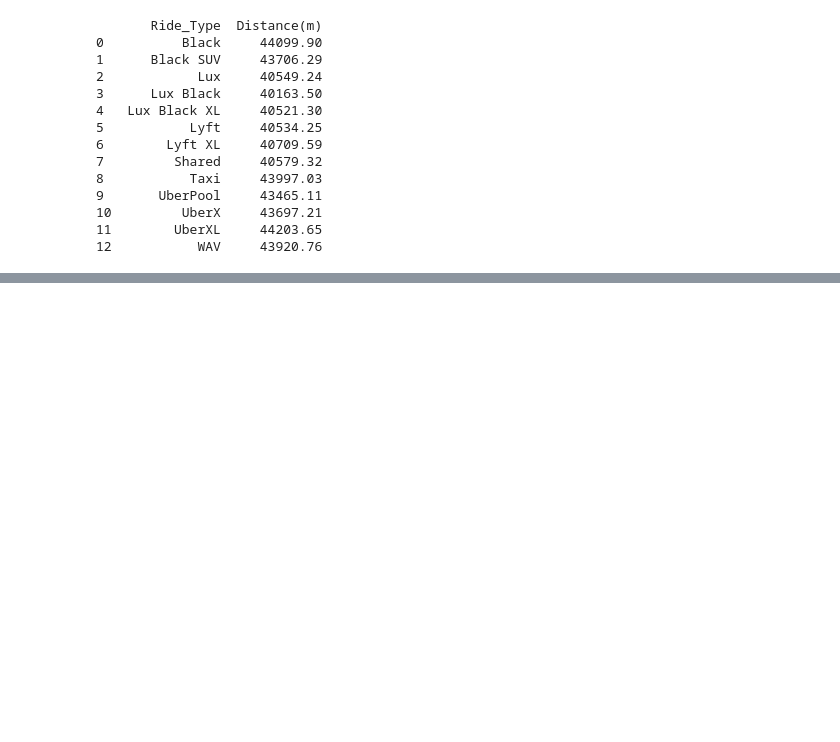
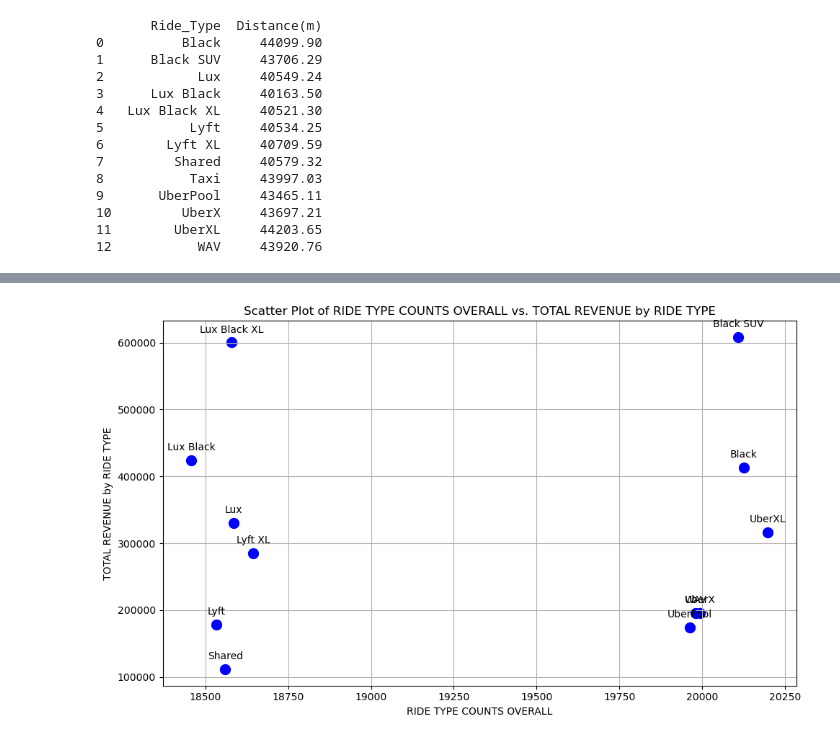
Before and after one commit to marnaji/Project-1, a Jupyter notebook: main.ipynb, the cells around one changed output, grey strips where cells are left out. Cells and saved outputs as stored; diff of their text form; code cells hidden in the pictures; blank space fills up the shorter version.

```diff
--- a/main.ipynb
+++ b/main.ipynb
@@ -3012,0 +3133,60 @@ print(result_df)
+# %%
+import matplotlib.pyplot as plt
+
+# Data for TOTAL REVENUE by RIDE TYPE
+total_revenue_by_ride_type = {
+    'Black SUV': 607876.50,
+    'Lux Black XL': 600229.50,
+    'Lux Black': 424461.20,
+    'Black': 412885.00,
+    'Lux': 330299.00,
+    'UberXL': 316497.50,
+    'Lyft XL': 285467.10,
+    'WAV': 195575.00,
+    'UberX': 195537.00,
+    'Lyft': 178235.35,
+    'UberPool': 174393.00,
+    'Shared': 111763.00
+}
+
+# Data for RIDE TYPE COUNTS OVERALL
+ride_type_counts = {
+    'UberXL': 20197,
+    'Black': 20125,
+    'Black SUV': 20109,
+    'UberX': 19994,
+    'WAV': 19980,
+    'UberPool': 19963,
+    'Lyft XL': 18644,
+    'Lux': 18586,
+    'Lux Black XL': 18579,
+    'Shared': 18560,
+    'Lyft': 18534,
+    'Lux Black': 18458
+}
+
+# Prepare the data for plotting
+ride_types = list(total_revenue_by_ride_type.keys())
+total_revenue_list = list(total_revenue_by_ride_type.values())
+ride_type_counts_list = [ride_type_counts[ride_type] for ride_type in ride_types]
+
+# Create the scatter plot
+plt.figure(figsize=(10, 6))
+plt.scatter(ride_type_counts_list, total_revenue_list, marker='o', s=100, c='b')
+
+# Label each corresponding ride type
+for i, ride_type in enumerate(ride_types):
+    plt.annotate(ride_type, (ride_type_counts_list[i], total_revenue_list[i]),
+                 textcoords="offset points", xytext=(0,10), ha='center')
+
+# Add labels and title
+plt.xlabel('RIDE TYPE COUNTS OVERALL')
+plt.ylabel('TOTAL REVENUE by RIDE TYPE')
+plt.title('Scatter Plot of RIDE TYPE COUNTS OVERALL vs. TOTAL REVENUE by RIDE TYPE')
+
+# Show the plot
+plt.grid(True)
+plt.tight_layout()
+plt.show()
+# %% [output]
+[figure, added]
```
Also changed, not shown: parts of 3 cells of this notebook.
